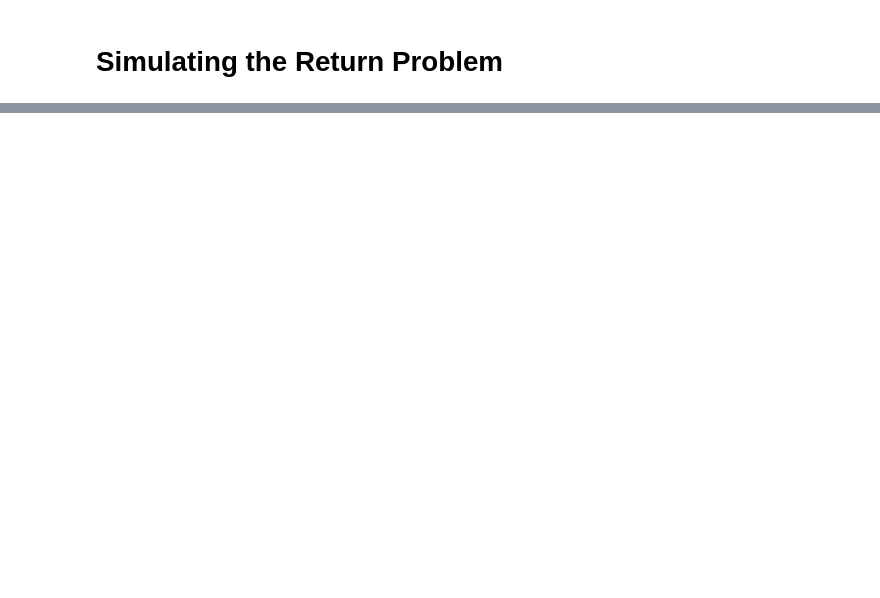
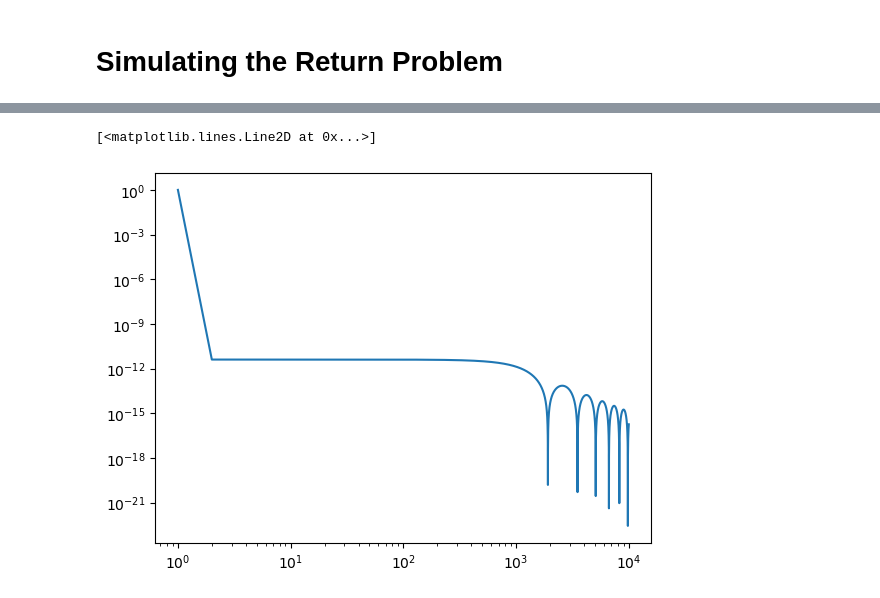
Before and after one commit to GOW7527/Quantum-First-Passage-Problem, a Jupyter notebook: documentation.ipynb, the cells around one changed output, grey strips where cells are left out. Drawn from its saved outputs; the diff is of its cells as text; code cells hidden in the pictures; blank space fills up the shorter version.

```diff
--- a/documentation.ipynb
+++ b/documentation.ipynb
@@ -54,0 +26,10 @@ for i in range(N):
+# %%
+#First Detection Amplitude
+from QFP.functions import first_detection_amplitude
+phi_n=first_detection_amplitude(return_class)                       #This function calculates the probability amplitude of first detection at the nth step
+F_n=np.abs(phi_n)**2
+x=np.arange(1,len(phi_n)+1,1)
+plt.loglog(x,F_n)
+# %% [output]
+[<matplotlib.lines.Line2D at 0x...>]
+[figure, added]
```
Also changed, not shown: parts of 22 cells of this notebook, 9 other files.
